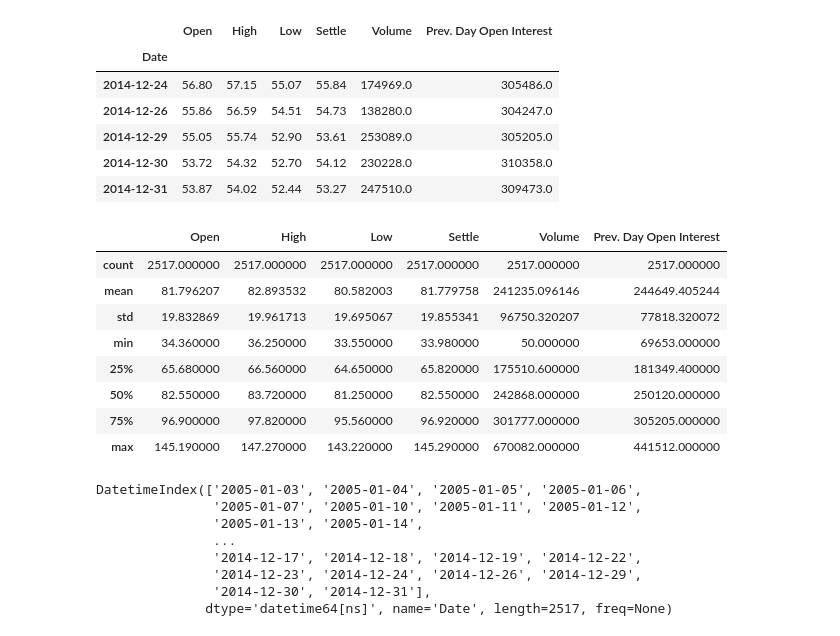
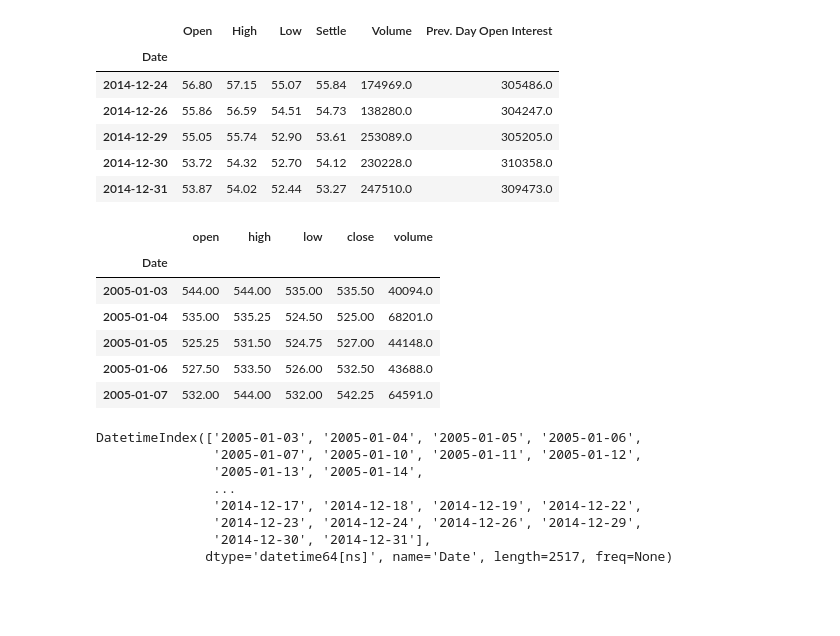
Before and after one commit to franko003/K2_Data_Science, a Jupyter notebook: Exploring_Data/scraping-notebooks/CryptoCompare_API.ipynb, the cells around one changed output. Cells and saved outputs as stored; diff of their text form; code cells hidden in the pictures; blank space fills up the shorter version.

```diff
--- a/Exploring_Data/scraping-notebooks/CryptoCompare_API.ipynb
+++ b/Exploring_Data/scraping-notebooks/CryptoCompare_API.ipynb
@@ -305,18 +351,40 @@ data.tail()
 | 2014-12-29 | 55.05 | 55.74 | 52.90 | 53.61 | 253089.0 | 305205.0 |
 | 2014-12-30 | 53.72 | 54.32 | 52.70 | 54.12 | 230228.0 | 310358.0 |
 | 2014-12-31 | 53.87 | 54.02 | 52.44 | 53.27 | 247510.0 | 309473.0 |
-# %%
-data.describe()
-# %% [output]
-|  | Open | High | Low | Settle | Volume | Prev. Day Open Interest |
-| count | 2517.000000 | 2517.000000 | 2517.000000 | 2517.000000 | 2517.000000 | 2517.000000 |
-| mean | 81.796207 | 82.893532 | 80.582003 | 81.779758 | 241235.096146 | 244649.405244 |
-| std | 19.832869 | 19.961713 | 19.695067 | 19.855341 | 96750.320207 | 77818.320072 |
-| min | 34.360000 | 36.250000 | 33.550000 | 33.980000 | 50.000000 | 69653.000000 |
-| 25% | 65.680000 | 66.560000 | 64.650000 | 65.820000 | 175510.600000 | 181349.400000 |
-| 50% | 82.550000 | 83.720000 | 81.250000 | 82.550000 | 242868.000000 | 250120.000000 |
-| 75% | 96.900000 | 97.820000 | 95.560000 | 96.920000 | 301777.000000 | 305205.000000 |
-| max | 145.190000 | 147.270000 | 143.220000 | 145.290000 | 670082.000000 | 441512.000000 |
+# %%
+def create_df_quandl(symbol, api_key):
+    ''' This function takes in a symbol of a futures contract to be used
+        with the Quandl API as well as the API key, and returns a formatted
+        dataframe for processing.
+
+        Args: symbol - a symbol for a continuous futures contract
+              api_key - Quandl API key
+
+        Return: df - dataframe for daily price info for symbol
+    '''
+    # Quandl API call which puts price data into dataframe
+    df = quandl.get('SCF/CME_{s}1_FW'.format(s=symbol), authtoken=api_key)
+
+    # Drop open interest column and rename Settle column
+    df.drop(['Prev. Day Open Interest'], axis=1, inplace=True)
+    df.rename(columns={'Open': 'open',
+                      'High': 'high',
+                      'Low': 'low',
+                      'Settle': 'close',
+                      'Volume': 'volume'}, inplace=True)
+    return df
+# %%
+api_key = 'Hv95pPh1xQWzt5DFhxS7'
+df_CL = create_df_quandl('S', api_key)
+df_CL.head()
+# %% [output]
+|  | open | high | low | close | volume |
+| Date |  |  |  |  |  |
+| 2005-01-03 | 544.00 | 544.00 | 535.00 | 535.50 | 40094.0 |
+| 2005-01-04 | 535.00 | 535.25 | 524.50 | 525.00 | 68201.0 |
+| 2005-01-05 | 525.25 | 531.50 | 524.75 | 527.00 | 44148.0 |
+| 2005-01-06 | 527.50 | 533.50 | 526.00 | 532.50 | 43688.0 |
+| 2005-01-07 | 532.00 | 544.00 | 532.00 | 542.25 | 64591.0 |
 # %%
 data.index
 # %% [output]
```
Also changed, not shown: parts of 8 cells of this notebook, 6 other files.
